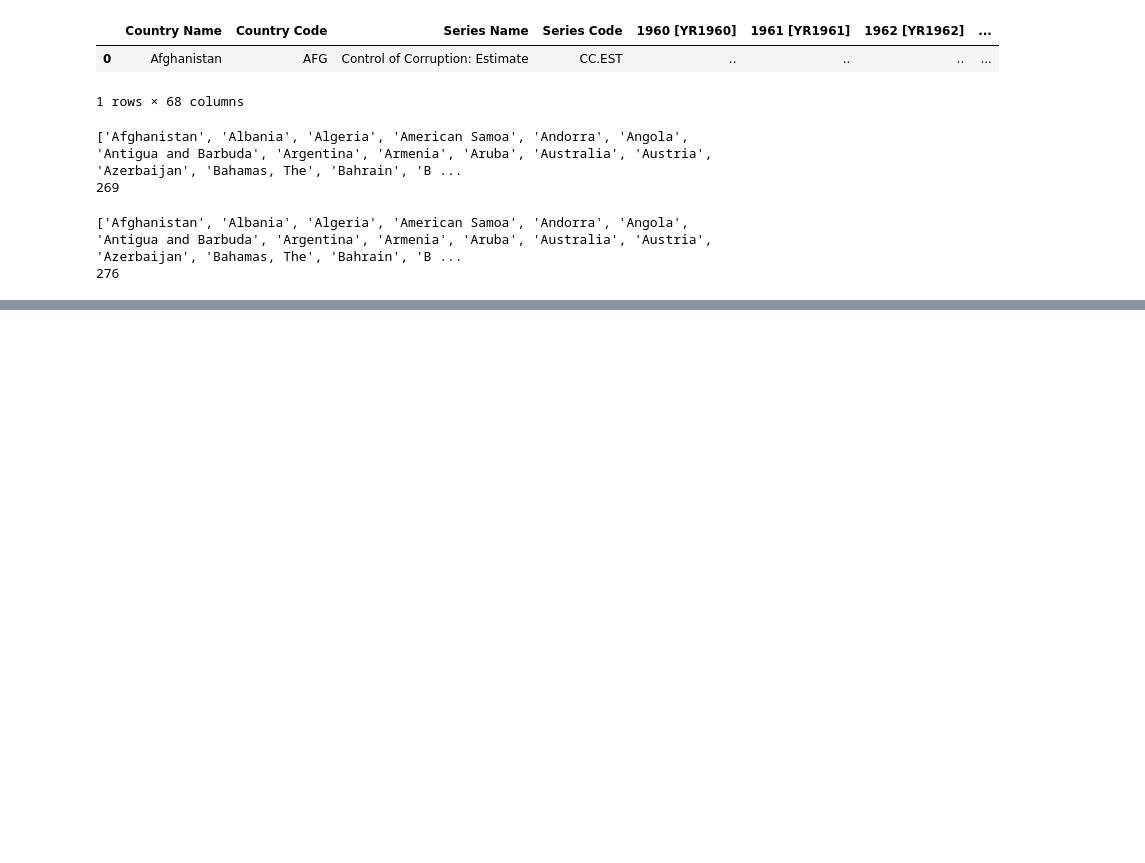
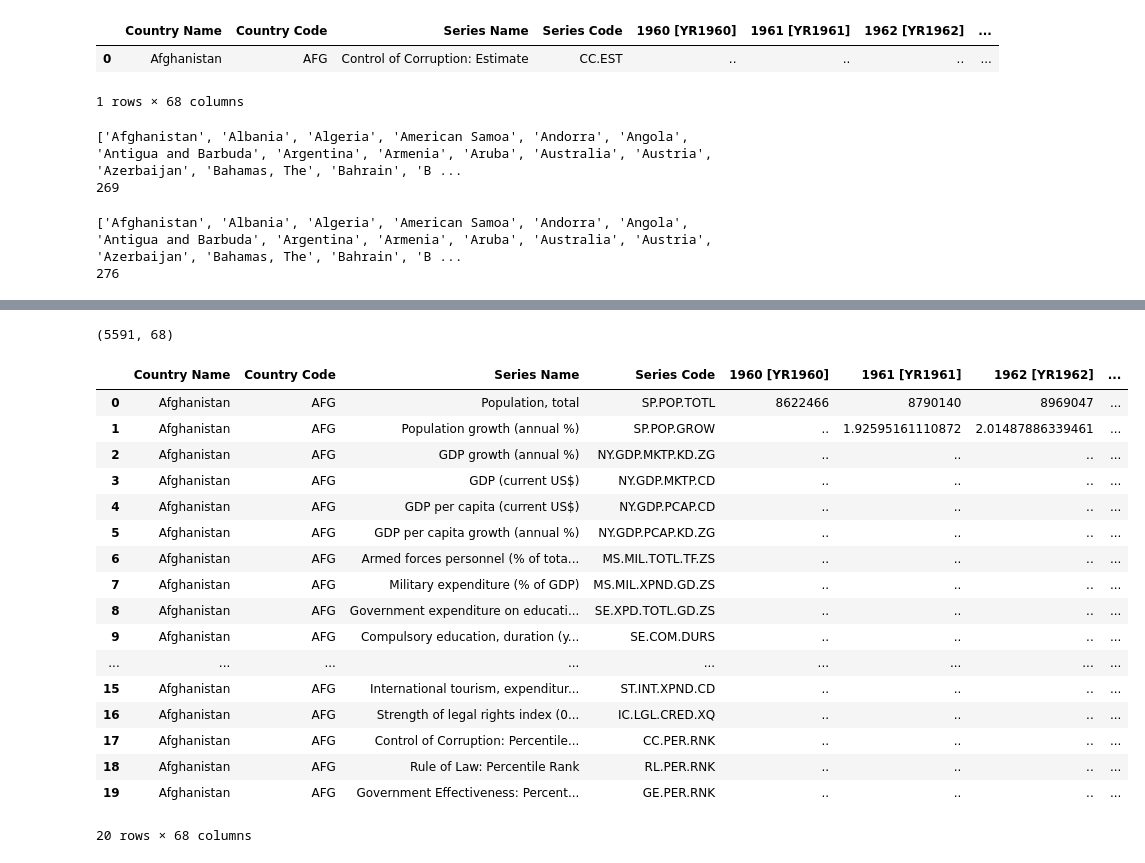
Before and after one commit to Addieryn/Project_Olympian, a Jupyter notebook: Dylan/country_cleaning.ipynb, the cells around one changed output, grey strips where cells are left out. Cells and saved outputs as stored; diff of their text form; code cells hidden in the pictures; blank space fills up the shorter version.

```diff
--- a/Dylan/country_cleaning.ipynb
+++ b/Dylan/country_cleaning.ipynb
@@ -13,9 +14,14 @@ df1 = pd.read_csv(filepath1)
 df2 = pd.read_csv(filepath2)
 
 # ../Resources/Possible_factors/
-filepath3 = "../Resources/Possible_factors/Olympics_overall.csv"
+filepath3 = "../Resources/Possible_factors/Disaster_data.csv"
+df3 = pd.read_csv(filepath3)
 
-# df3 = pd.read_csv(filepath3)
+# ../Resources/worldbank/world_data.csv
+filepath4 = "../Resources/worldbank/world_data.csv"
+df4 = pd.read_csv(filepath4)
+# filepath5 = "../Resources/worldbank/world_data_meta.csv"
+# df5 = pd.read_csv(filepath5)
 
 # clean_df2222.to_csv('../Resources/DataFrames/athleteEventsAggFinalNaN.csv', index=False, header=True)
 final_athlete_df = pd.read_csv("../Resources/DataFrames/athleteEventsAggFinalNaN.csv")
@@ -54,0 +70,25 @@ print(len(list(df2['Country Name'].unique())))
+# %%
+# worldbank databank https://databank.worldbank.org/source/world-development-indicators#advancedDownloadOptions
+# 266 countries 21 series 64 years
+print(df4.shape)
+df4.head(20)
+# %% [output]
+(5591, 68)
+|  | Country Name | Country Code | Series Name | Series Code | 1960 [YR1960] | 1961 [YR1961] | 1962 [YR1962] | ... |
+| 0 | Afghanistan | AFG | Population, total | SP.POP.TOTL | 8622466 | 8790140 | 8969047 | ... |
+| 1 | Afghanistan | AFG | Population growth (annual %) | SP.POP.GROW | .. | 1.92595161110872 | 2.01487886339461 | ... |
+| 2 | Afghanistan | AFG | GDP growth (annual %) | NY.GDP.MKTP.KD.ZG | .. | .. | .. | ... |
+| 3 | Afghanistan | AFG | GDP (current US$) | NY.GDP.MKTP.CD | .. | .. | .. | ... |
+| 4 | Afghanistan | AFG | GDP per capita (current US$) | NY.GDP.PCAP.CD | .. | .. | .. | ... |
+| 5 | Afghanistan | AFG | GDP per capita growth (annual %) | NY.GDP.PCAP.KD.ZG | .. | .. | .. | ... |
+| 6 | Afghanistan | AFG | Armed forces personnel (% of tota... | MS.MIL.TOTL.TF.ZS | .. | .. | .. | ... |
+| 7 | Afghanistan | AFG | Military expenditure (% of GDP) | MS.MIL.XPND.GD.ZS | .. | .. | .. | ... |
+| 8 | Afghanistan | AFG | Government expenditure on educati... | SE.XPD.TOTL.GD.ZS | .. | .. | .. | ... |
+| 9 | Afghanistan | AFG | Compulsory education, duration (y... | SE.COM.DURS | .. | .. | .. | ... |
+| ... | ... | ... | ... | ... | ... | ... | ... | ... |
+| 15 | Afghanistan | AFG | International tourism, expenditur... | ST.INT.XPND.CD | .. | .. | .. | ... |
+| 16 | Afghanistan | AFG | Strength of legal rights index (0... | IC.LGL.CRED.XQ | .. | .. | .. | ... |
+| 17 | Afghanistan | AFG | Control of Corruption: Percentile... | CC.PER.RNK | .. | .. | .. | ... |
+| 18 | Afghanistan | AFG | Rule of Law: Percentile Rank | RL.PER.RNK | .. | .. | .. | ... |
+| 19 | Afghanistan | AFG | Government Effectiveness: Percent... | GE.PER.RNK | .. | .. | .. | ... |
+20 rows × 68 columns
```
Also changed, not shown: parts of 9 cells of this notebook, 22 other files.
